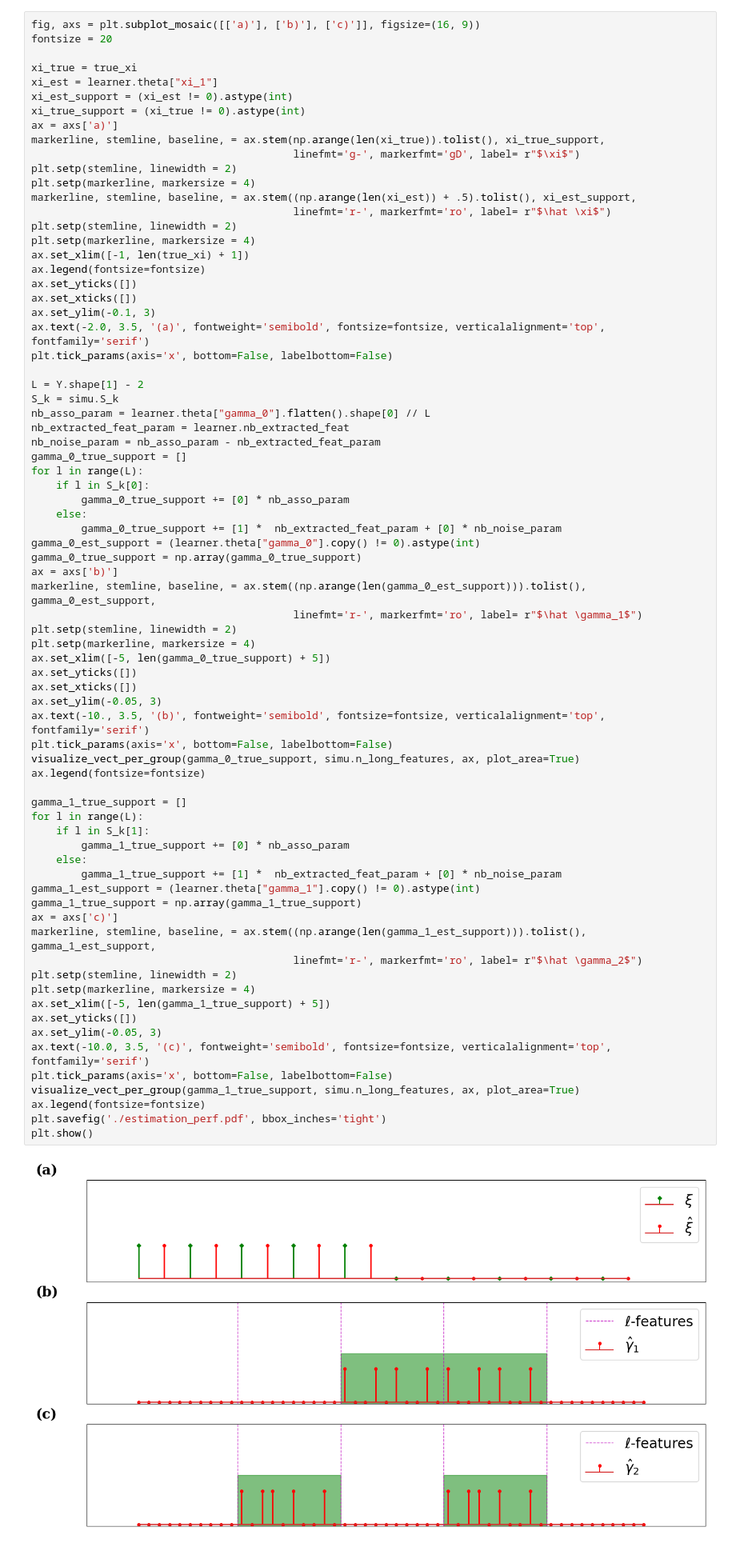
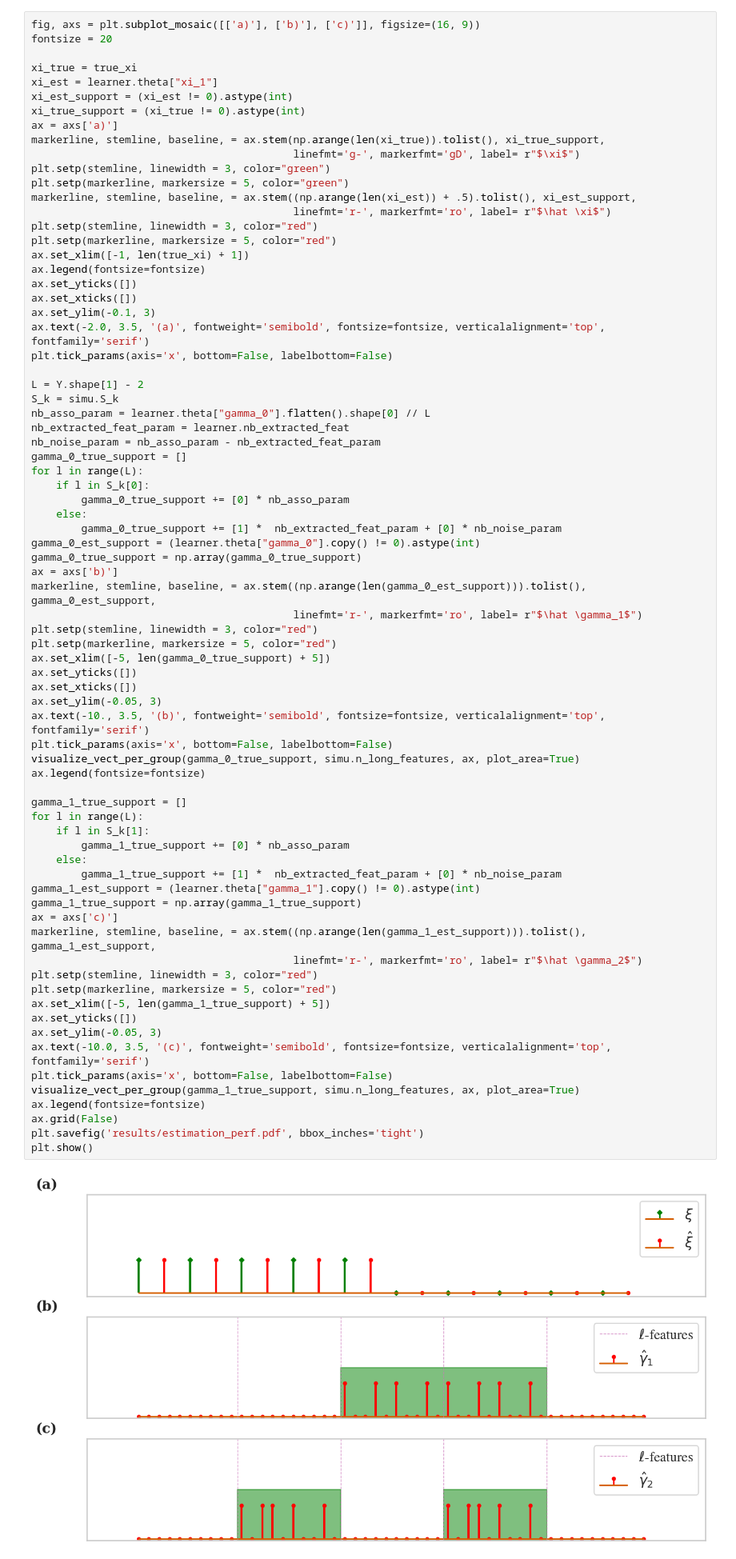
Before and after one commit to Califrais/flash, a Jupyter notebook: FLASH tutorial.ipynb, the cells around one changed output. Shown at 80% size. Drawn from its saved outputs; the diff is of its cells as text.

```diff
--- a/FLASH tutorial.ipynb
+++ b/FLASH tutorial.ipynb
@@ -593,12 +623,12 @@ xi_true_support = (xi_true != 0).astype(int)
 ax = axs['a)']
 markerline, stemline, baseline, = ax.stem(np.arange(len(xi_true)).tolist(), xi_true_support,
                                           linefmt='g-', markerfmt='gD', label= r"$\xi$")
-plt.setp(stemline, linewidth = 2)
-plt.setp(markerline, markersize = 4)
+plt.setp(stemline, linewidth = 3, color="green")
+plt.setp(markerline, markersize = 5, color="green")
 markerline, stemline, baseline, = ax.stem((np.arange(len(xi_est)) + .5).tolist(), xi_est_support,
                                           linefmt='r-', markerfmt='ro', label= r"$\hat \xi$")
-plt.setp(stemline, linewidth = 2)
-plt.setp(markerline, markersize = 4)
+plt.setp(stemline, linewidth = 3, color="red")
+plt.setp(markerline, markersize = 5, color="red")
 ax.set_xlim([-1, len(true_xi) + 1])
 ax.legend(fontsize=fontsize)
 ax.set_yticks([])
@@ -623,41 +653,42 @@ gamma_0_true_support = np.array(gamma_0_true_support)
 ax = axs['b)']
 markerline, stemline, baseline, = ax.stem((np.arange(len(gamma_0_est_support))).tolist(), gamma_0_est_support,
                                           linefmt='r-', markerfmt='ro', label= r"$\hat \gamma_1$")
-plt.setp(stemline, linewidth = 2)
-plt.setp(markerline, markersize = 4)
+plt.setp(stemline, linewidth = 3, color="red")
+plt.setp(markerline, markersize = 5, color="red")
 ax.set_xlim([-5, len(gamma_0_true_support) + 5])
 ax.set_yticks([])
 ax.set_xticks([])
 ax.set_ylim(-0.05, 3)
 ax.text(-10., 3.5, '(b)', fontweight='semibold', fontsize=fontsize, verticalalignment='top', fontfamily='serif')
 plt.tick_params(axis='x', bottom=False, labelbottom=False)
 visualize_vect_per_group(gamma_0_true_support, simu.n_long_features, ax, plot_area=True)
 ax.legend(fontsize=fontsize)
 
 gamma_1_true_support = []
 for l in range(L):
     if l in S_k[1]:
         gamma_1_true_support += [0] * nb_asso_param
     else:
         gamma_1_true_support += [1] *  nb_extracted_feat_param + [0] * nb_noise_param
 gamma_1_est_support = (learner.theta["gamma_1"].copy() != 0).astype(int)
 gamma_1_true_support = np.array(gamma_1_true_support)
 ax = axs['c)']
 markerline, stemline, baseline, = ax.stem((np.arange(len(gamma_1_est_support))).tolist(), gamma_1_est_support,
                                           linefmt='r-', markerfmt='ro', label= r"$\hat \gamma_2$")
-plt.setp(stemline, linewidth = 2)
-plt.setp(markerline, markersize = 4)
+plt.setp(stemline, linewidth = 3, color="red")
+plt.setp(markerline, markersize = 5, color="red")
 ax.set_xlim([-5, len(gamma_1_true_support) + 5])
 ax.set_yticks([])
 ax.set_ylim(-0.05, 3)
 ax.text(-10.0, 3.5, '(c)', fontweight='semibold', fontsize=fontsize, verticalalignment='top', fontfamily='serif')
 plt.tick_params(axis='x', bottom=False, labelbottom=False)
 visualize_vect_per_group(gamma_1_true_support, simu.n_long_features, ax, plot_area=True)
 ax.legend(fontsize=fontsize)
-plt.savefig('./estimation_perf.pdf', bbox_inches='tight')
+ax.grid(False)
+plt.savefig('results/estimation_perf.pdf', bbox_inches='tight')
 plt.show()
 # %% [output]
-[figure, old version]
+[figure, new version]
 # %%
 G_train = simu.latent_class[train_index]
 # estimation of G
```
Also changed, not shown: parts of 15 cells of this notebook, 13 other files.
